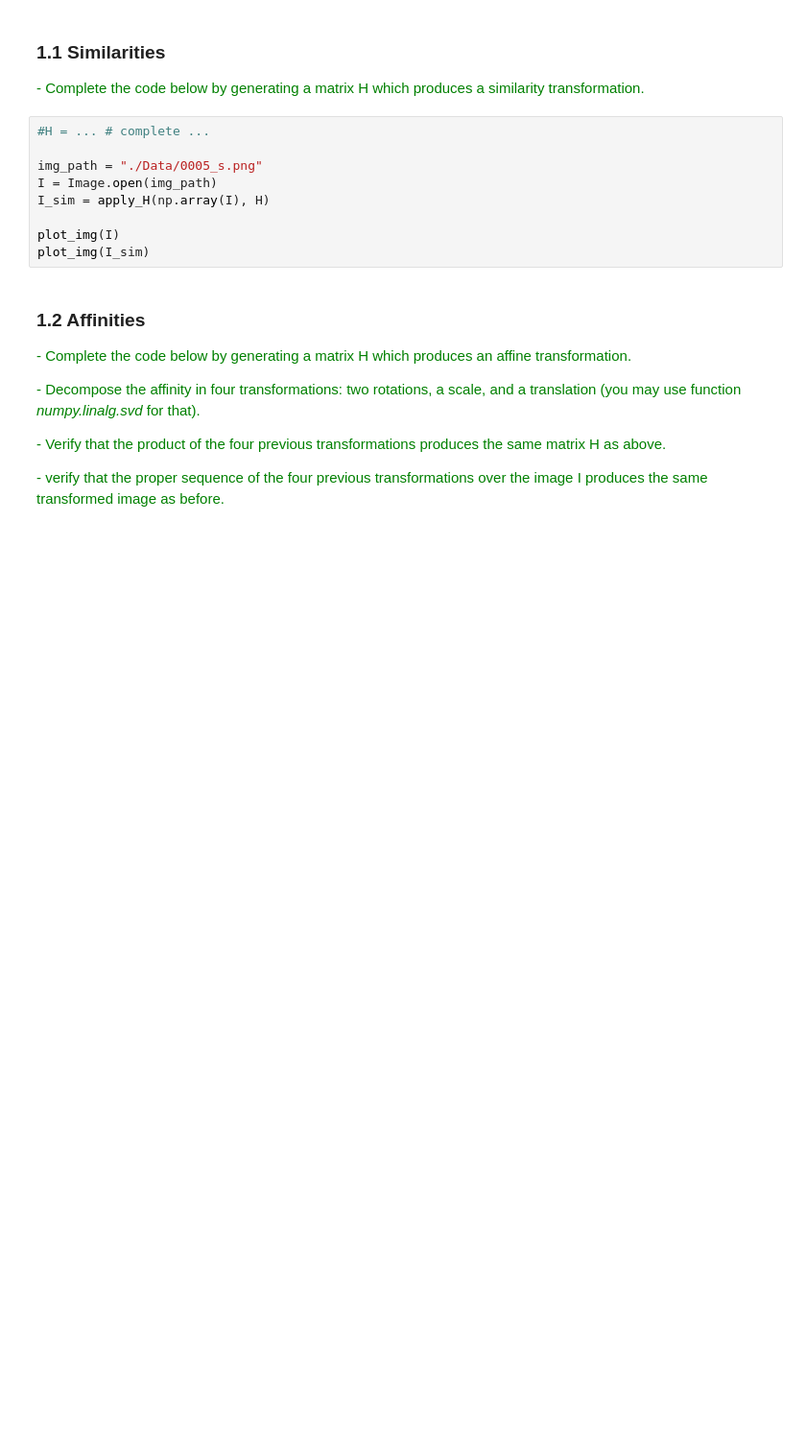
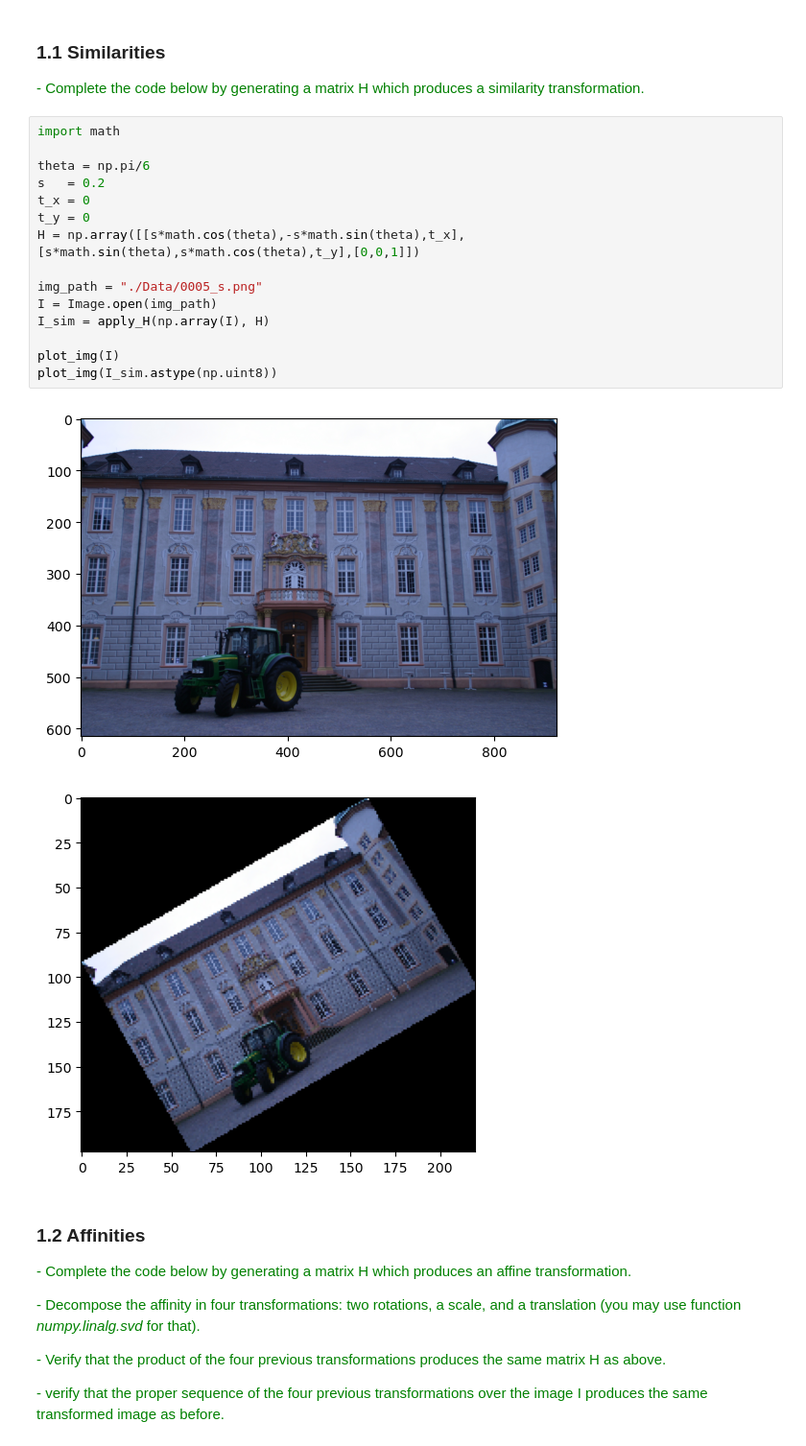
Before and after one commit to aolivtous/MCV_M4_3DVision, a Jupyter notebook: lab1/lab1.ipynb, the cells around one changed output. Shown at 96% size. Saved outputs shown, nothing was run; the diff lists cells and outputs as text; blank space fills up the shorter version.

```diff
--- a/lab1/lab1.ipynb
+++ b/lab1/lab1.ipynb
@@ -38,14 +90,23 @@ def apply_H(I, H):
 
 <span style='color:Green'> - Complete the code below by generating a matrix H which produces a similarity transformation. </span>
 # %%
-#H = ... # complete ...
+import math
+
+theta = np.pi/6
+s   = 0.2
+t_x = 0
+t_y = 0
+H = np.array([[s*math.cos(theta),-s*math.sin(theta),t_x],[s*math.sin(theta),s*math.cos(theta),t_y],[0,0,1]])
 
 img_path = "./Data/0005_s.png"
 I = Image.open(img_path)
 I_sim = apply_H(np.array(I), H)
 
 plot_img(I)
-plot_img(I_sim)
+plot_img(I_sim.astype(np.uint8))
+# %% [output]
+[figure, added]
+[figure, added]
 # %% [markdown]
 ### **1.2 Affinities**
 
```
Also changed, not shown: parts of 3 cells of this notebook.
